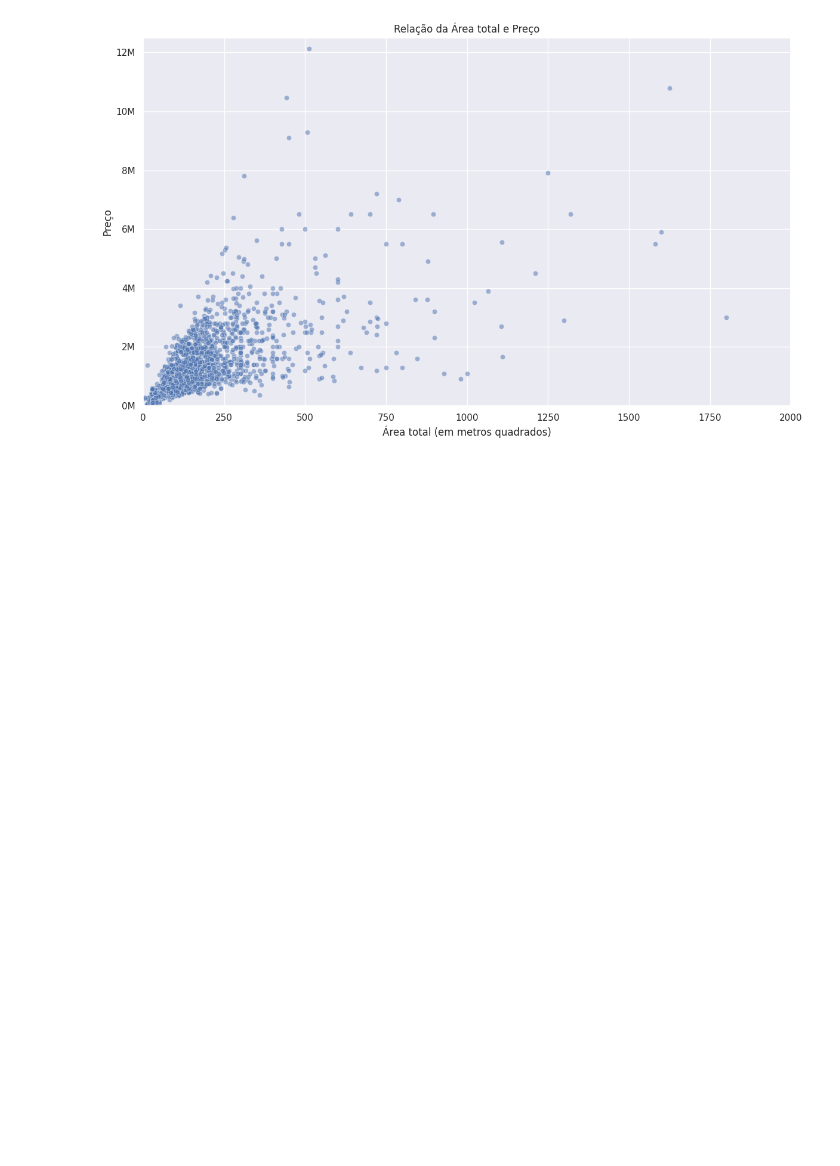
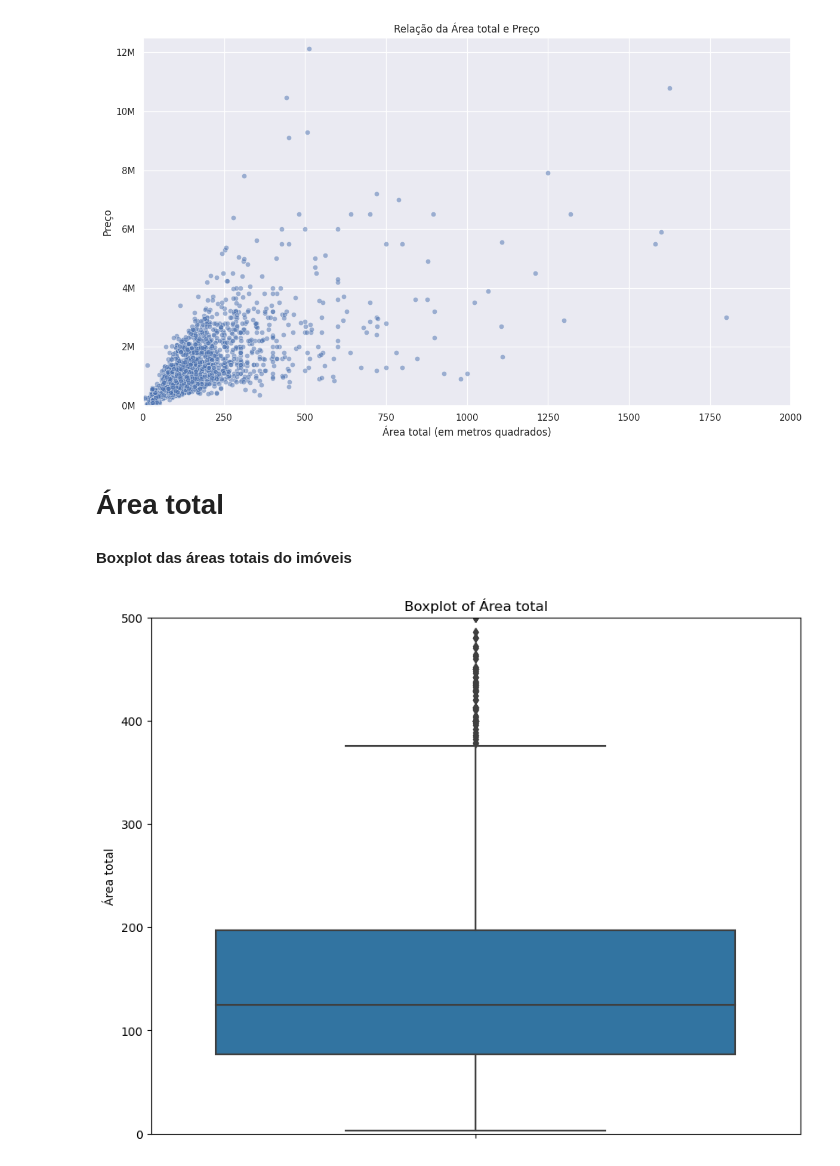
Before and after one commit to arthurlm1234/Estudo-Residencial-BH, a Jupyter notebook: plots.ipynb, the cells around one changed output. Drawn from its saved outputs; the diff is of its cells as text; code cells hidden in the pictures; blank space fills up the shorter version.

```diff
--- a/plots.ipynb
+++ b/plots.ipynb
@@ -289,3 +289,23 @@ plt.gca().yaxis.set_major_formatter(formatter)
 plt.show()
 # %% [output]
 [figure]
+# %% [markdown]
+# Área total
+# %% [markdown]
+**Boxplot das áreas totais do imóveis**
+# %%
+df_area_total_maior_zero = df[df['Área total'] > 0]
+
+plt.figure(figsize=(10, 8))
+sns.boxplot(data=df_area_total_maior_zero, y='Área total')
+
+# Set the plot title and axis labels
+plt.title("Boxplot of Área total")
+plt.ylabel("Área total")
+
+plt.ylim(0,500)
+
+# Show the plot
+plt.show()
+# %% [output]
+[figure, added]
```
Also changed, not shown: parts of 18 cells of this notebook.
